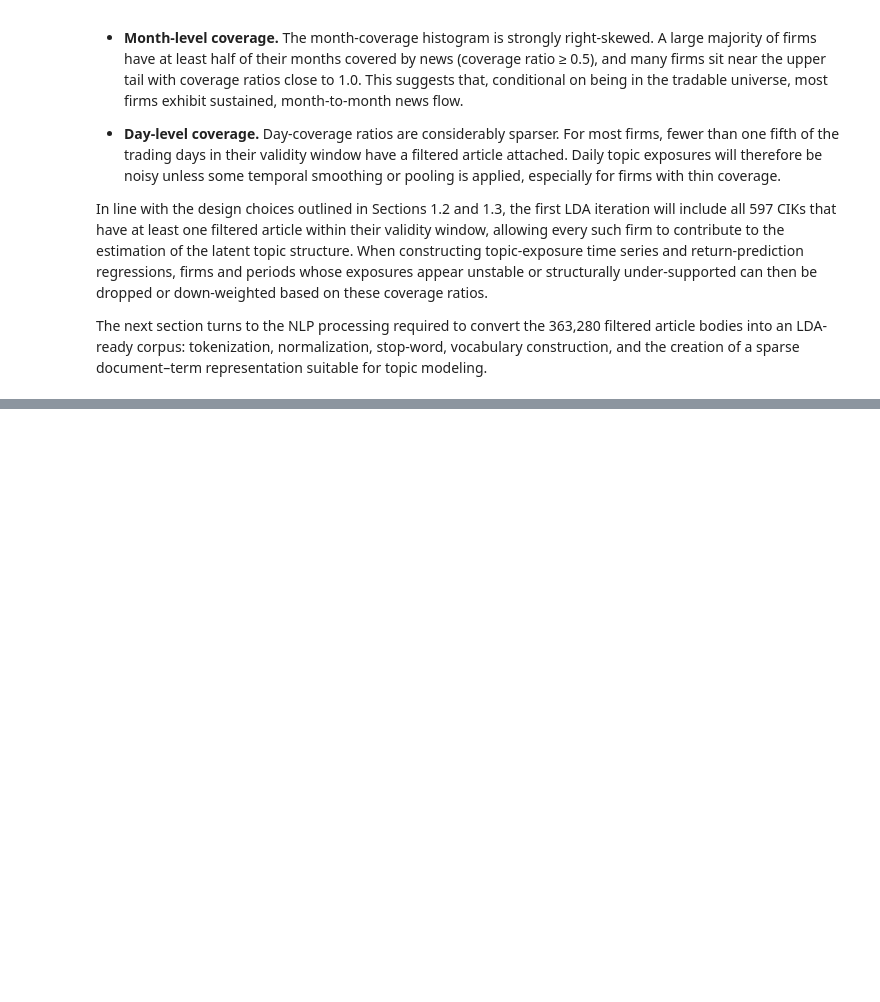
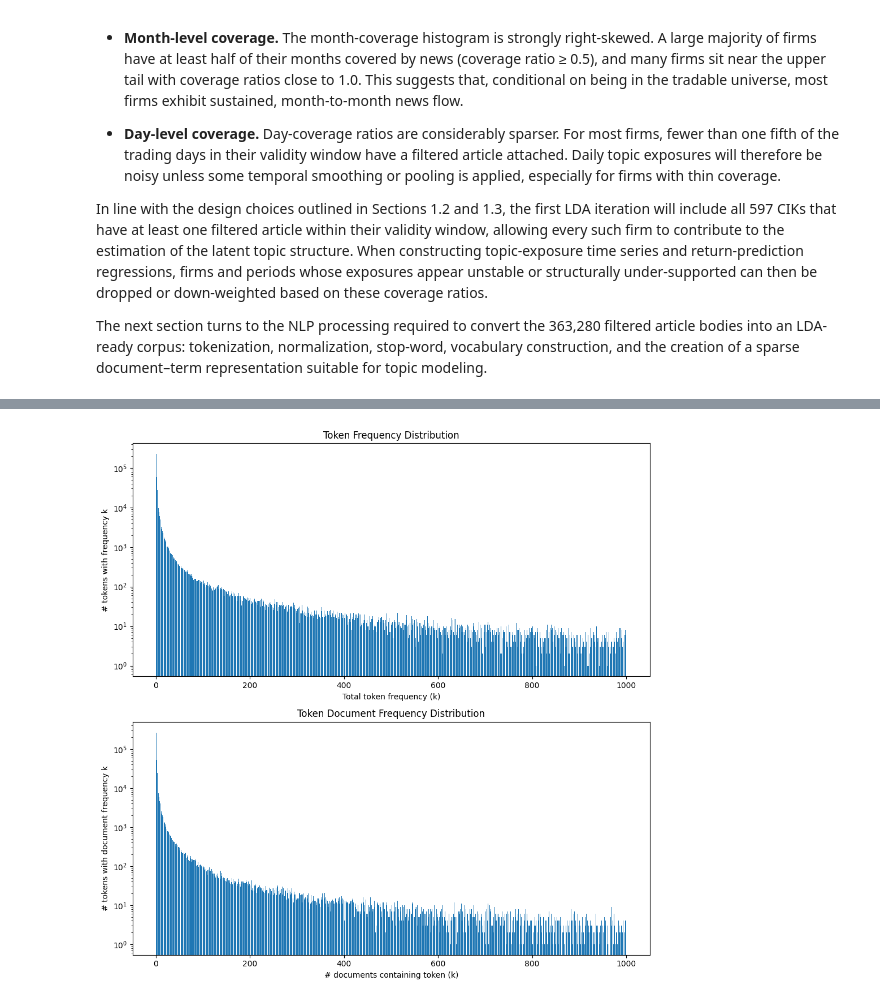
Before and after one commit to mickwise/over-intra-news, a Jupyter notebook: notebooks/data_notebooks/corpus_construction/corpus_exploration_and_cleaning.ipynb, the cells around one changed output, grey strips where cells are left out. Saved outputs shown, nothing was run; the diff lists cells and outputs as text; code cells hidden in the pictures; blank space fills up the shorter version.

```diff
--- a/notebooks/data_notebooks/corpus_construction/corpus_exploration_and_cleaning.ipynb
+++ b/notebooks/data_notebooks/corpus_construction/corpus_exploration_and_cleaning.ipynb
@@ -288,0 +409,17 @@ sparse document–term representation suitable for topic modeling.
+# %%
+from notebooks_utils.data_notebooks_utils.corpus_exploration_and_cleaning_utils.corpus_exploration_and_cleaning_utils import (
+    FrequencyCounters,
+    batch_canonicalize_and_tokenize_corpus,
+    extract_token_distributions
+)
+from notebooks_utils.data_notebooks_utils.corpus_exploration_and_cleaning_utils.corpus_exploration_and_cleaning_plotting import (
+    plot_token_and_doc_frequency
+)
+
+# For logging to appear change the log level to DEBUG.
+# This is a No-OP unless real_run=True.
+batch_canonicalize_and_tokenize_corpus(filtered_sample_df, logger)
+frequency_counters: FrequencyCounters = extract_token_distributions()
+plot_token_and_doc_frequency(frequency_counters.token_frequency_counter, frequency_counters.token_document_counter)
+# %% [output]
+[figure, added]
```
Also changed, not shown: parts of 11 cells of this notebook, 9 other files.
